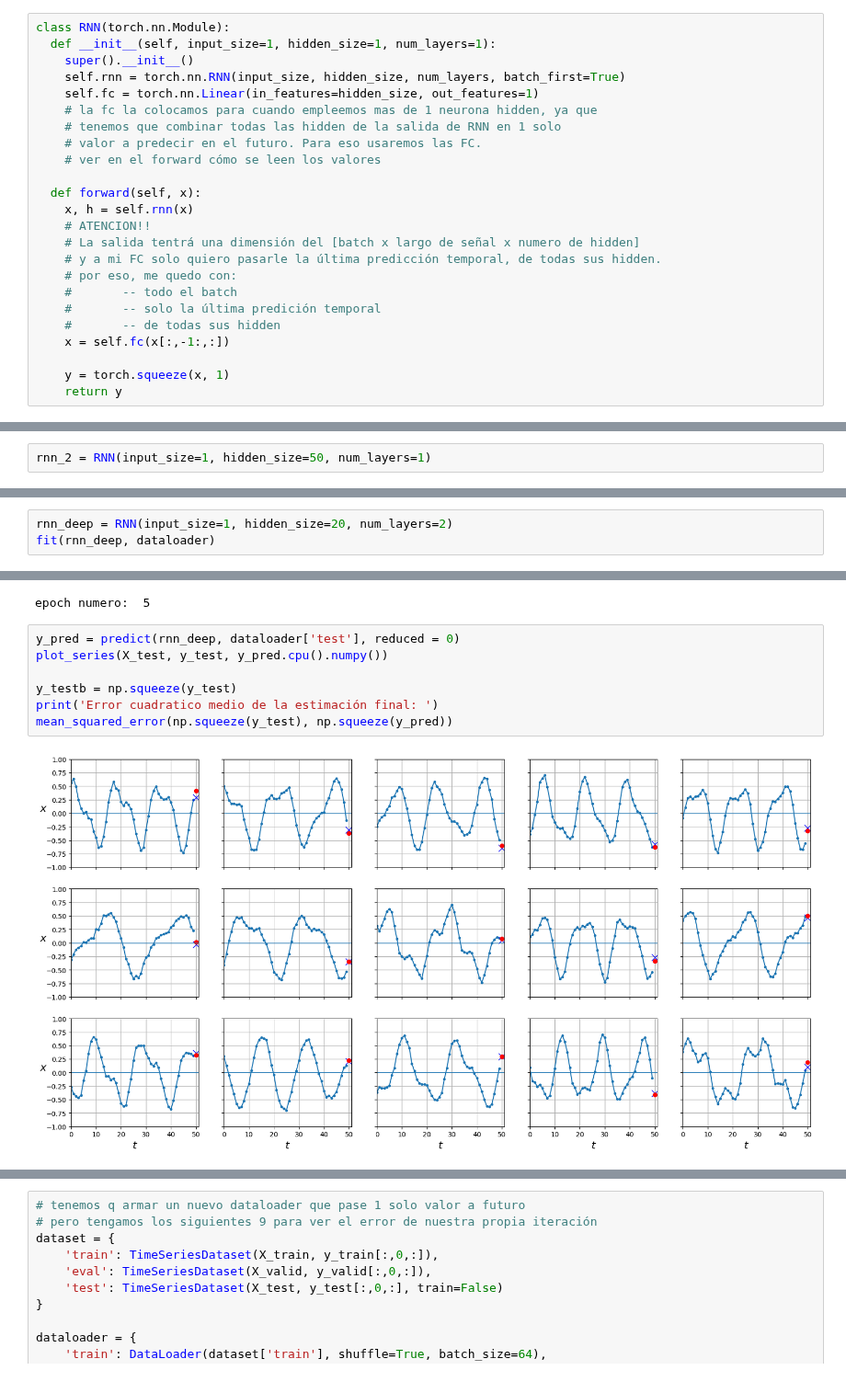
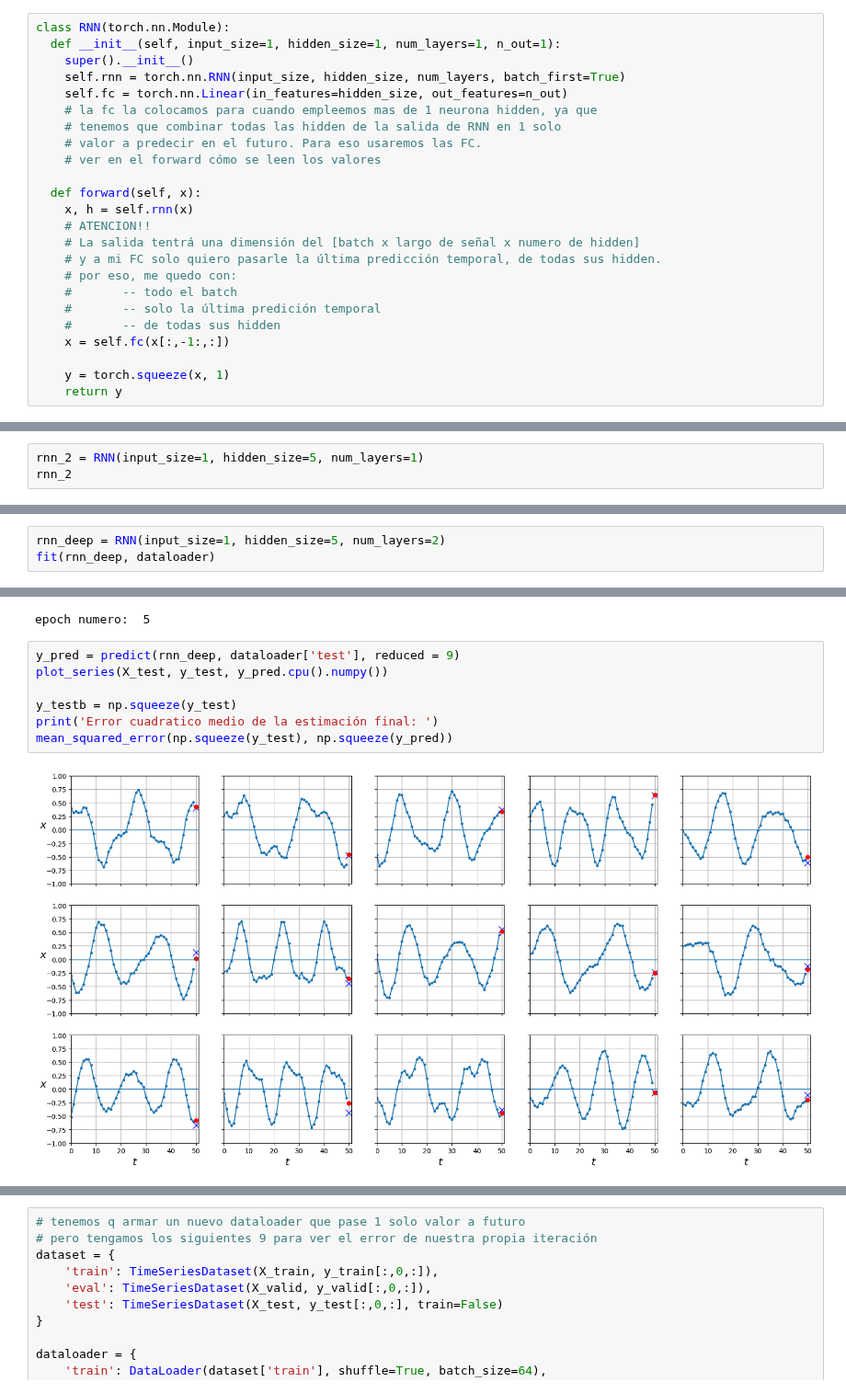
Before and after one commit to FIUBA-Posgrado-Inteligencia-Artificial/aprendizaje_profundo, a Jupyter notebook: clase_6/jupyter_notebooks/RNN_signal.ipynb, the cells around one changed output, grey strips where cells are left out. Shown at 92% size. Drawn from its saved outputs; the diff is of its cells as text.

```diff
--- a/clase_6/jupyter_notebooks/RNN_signal.ipynb
+++ b/clase_6/jupyter_notebooks/RNN_signal.ipynb
@@ -217,10 +217,10 @@ Error cuadratico medio de la estimación final:
 ## Clase RNN para probar distintas configuraciones.
 # %%
 class RNN(torch.nn.Module):
-  def __init__(self, input_size=1, hidden_size=1, num_layers=1):
+  def __init__(self, input_size=1, hidden_size=1, num_layers=1, n_out=1):
     super().__init__()
     self.rnn = torch.nn.RNN(input_size, hidden_size, num_layers, batch_first=True)
-    self.fc = torch.nn.Linear(in_features=hidden_size, out_features=1)
+    self.fc = torch.nn.Linear(in_features=hidden_size, out_features=n_out)
     # la fc la colocamos para cuando empleemos mas de 1 neurona hidden, ya que
     # tenemos que combinar todas las hidden de la salida de RNN en 1 solo
     # valor a predecir en el futuro. Para eso usaremos las FC.
@@ -413,2 +355,3 @@ class RNN_2(torch.nn.Module):
 # %%
-rnn_2 = RNN(input_size=1, hidden_size=50, num_layers=1)
+rnn_2 = RNN(input_size=1, hidden_size=5, num_layers=1)
+rnn_2
@@ -500,5 +441,5 @@ Error cuadratico medio de la estimación final:
 # %%
-rnn_deep = RNN(input_size=1, hidden_size=20, num_layers=2)
+rnn_deep = RNN(input_size=1, hidden_size=5, num_layers=2)
 fit(rnn_deep, dataloader)
 # %% [output]
 epoch numero:  0
@@ -508,12 +449,12 @@ epoch numero:  3
 epoch numero:  4
 epoch numero:  5
 # %%
-y_pred = predict(rnn_deep, dataloader['test'], reduced = 0)
+y_pred = predict(rnn_deep, dataloader['test'], reduced = 9)
 plot_series(X_test, y_test, y_pred.cpu().numpy())
 
 y_testb = np.squeeze(y_test)
 print('Error cuadratico medio de la estimación final: ')
 mean_squared_error(np.squeeze(y_test), np.squeeze(y_pred))
 # %% [output]
-[figure, old version]
+[figure, new version]
 Error cuadratico medio de la estimación final:
```
Also changed, not shown: parts of 43 cells of this notebook, 7 other files.
